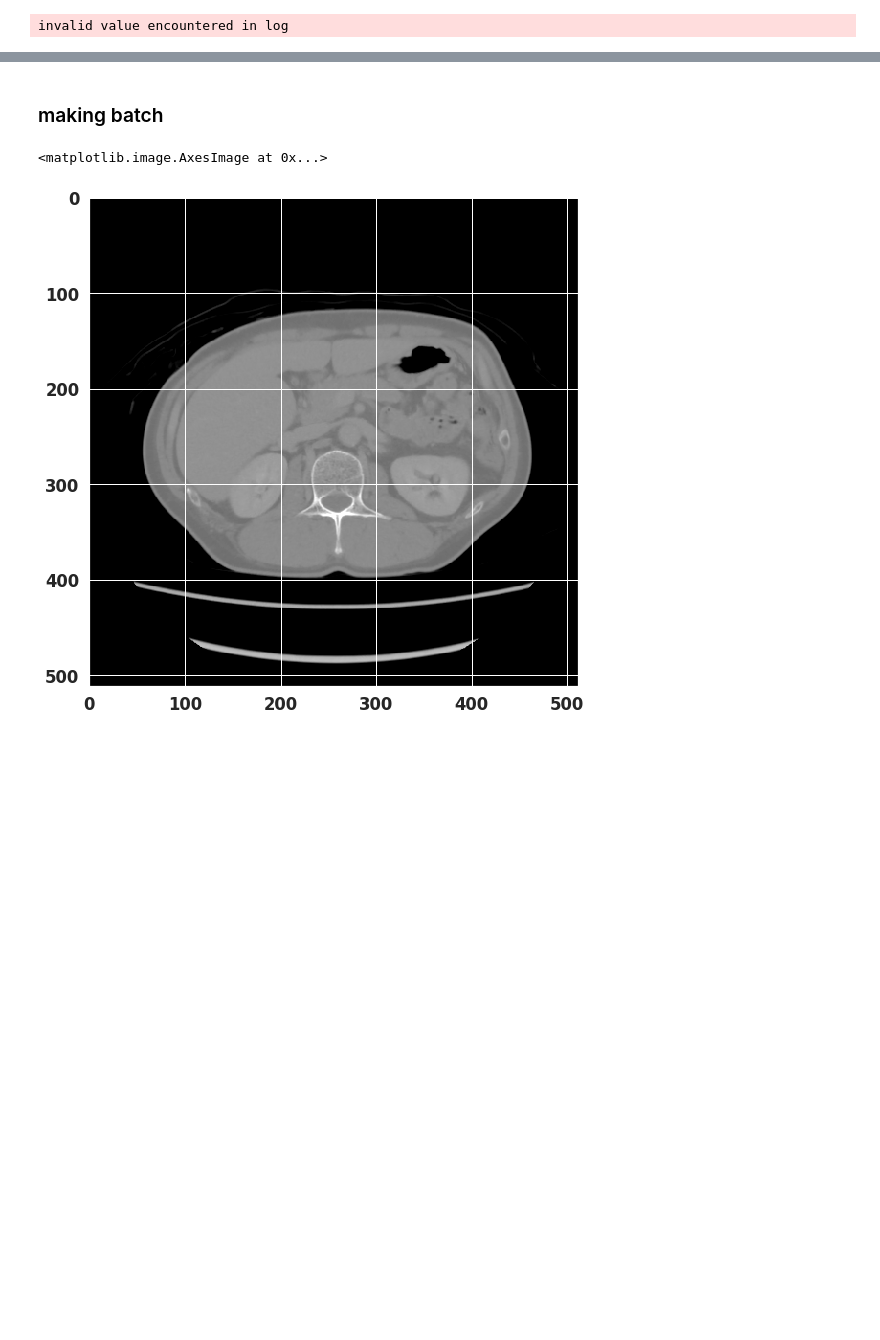
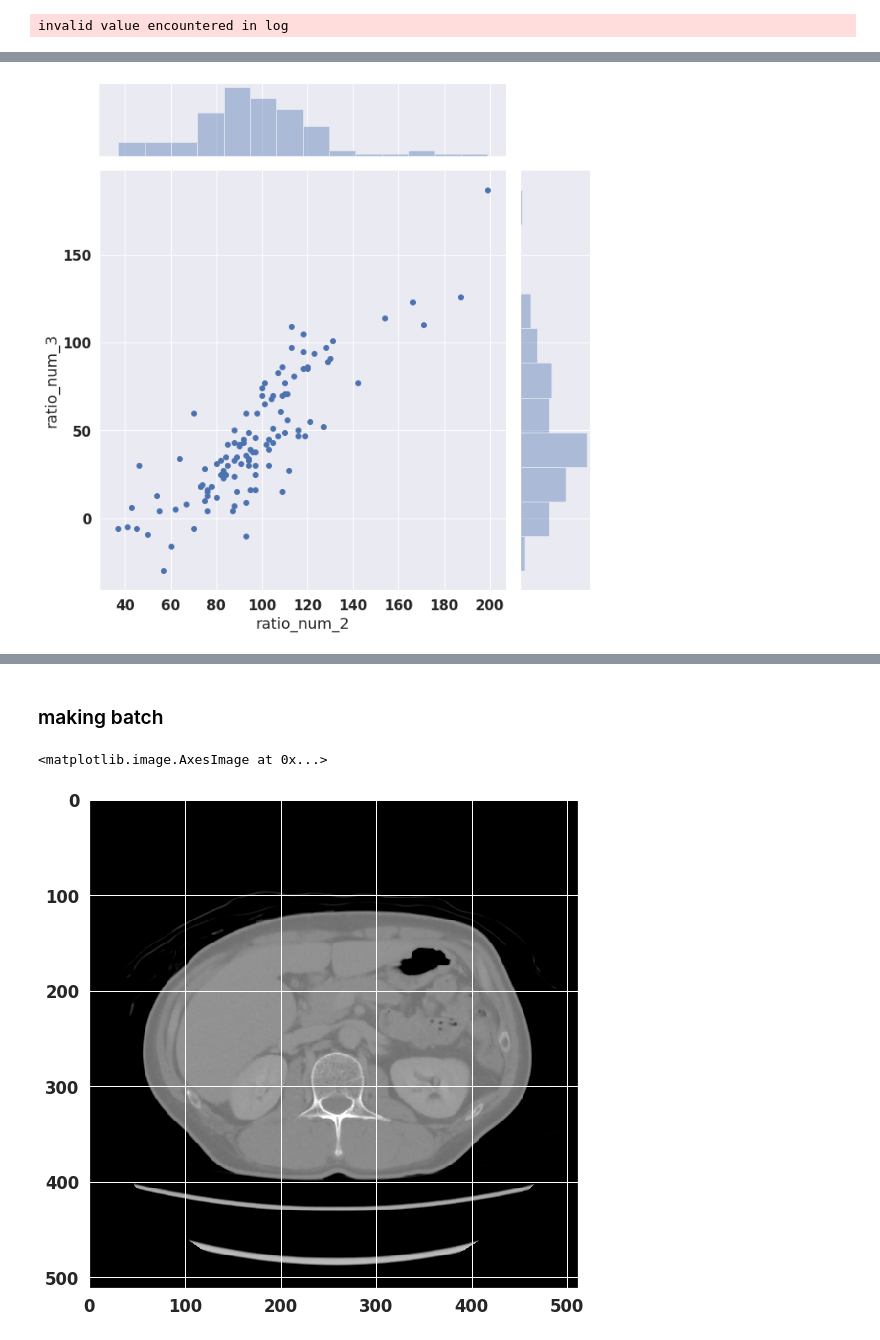
Before and after one commit to zerebom/lab1107, a Jupyter notebook: notebook/1119_KLDB.ipynb, the cells around one changed output, grey strips where cells are left out. Cells and saved outputs as stored; diff of their text form; code cells hidden in the pictures; blank space fills up the shorter version.

```diff
--- a/notebook/1119_KLDB.ipynb
+++ b/notebook/1119_KLDB.ipynb
@@ -89,3 +133,11 @@ kldf=pd.read_csv('../output/csv/KLD_params.csv')
+# %%
+# plt.figure(figsize=(10,10))
+g=sns.jointplot('ratio_num_2','ratio_num_3',data=kldf)
+g.fig.set_figheight(10)
+g.fig.set_figwidth(10)
+plt.show()
+# %% [output]
+[figure, added]
 # %%
 px.scatter(kldf,x='ratio_num_2',y='ratio_num_3',text='cid')
 # %% [output]
```
Also changed, not shown: parts of 10 cells of this notebook, 53 other files.
